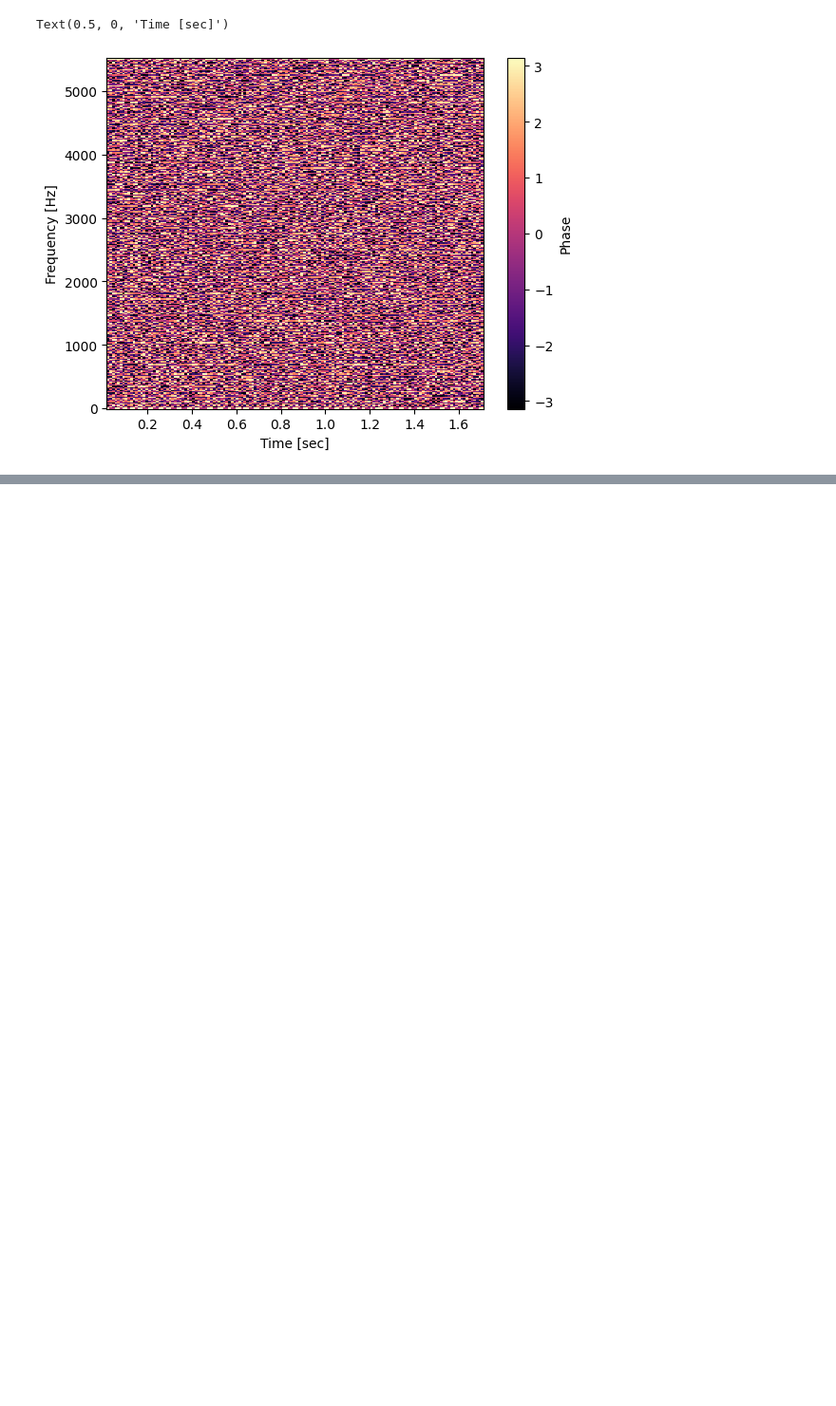
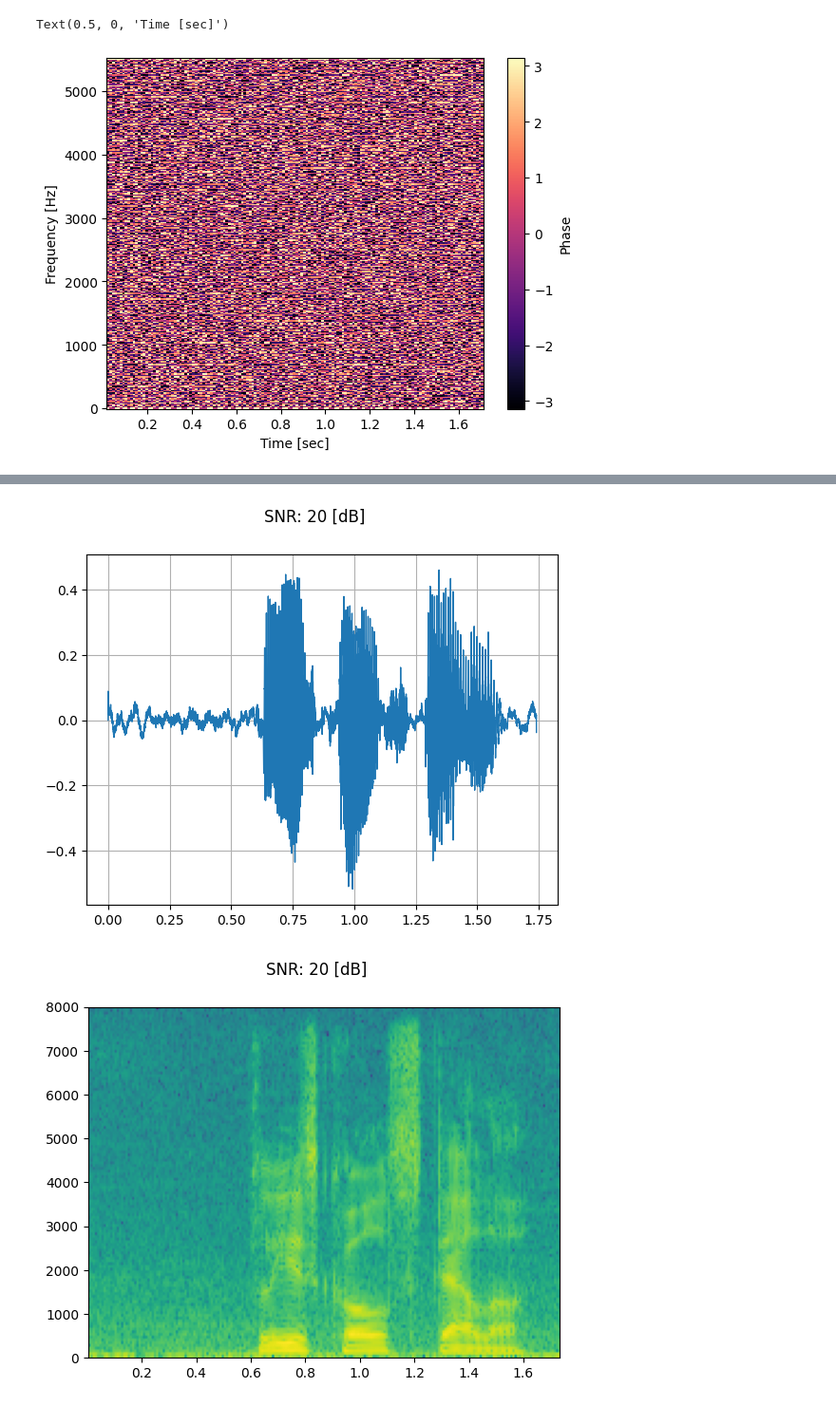
Before and after one commit to echa548/Speech-enhancement-through-a-CNN-driven-codebook-GAN, a Jupyter notebook: Model/Convert audio to spectrogram/convert.ipynb, the cells around one changed output, grey strips where cells are left out. Shown at 95% size. Drawn from its saved outputs; the diff is of its cells as text; code cells hidden in the pictures; blank space fills up the shorter version.

```diff
--- a/Model/Convert audio to spectrogram/convert.ipynb
+++ b/Model/Convert audio to spectrogram/convert.ipynb
@@ -98,0 +182,8 @@ ipd.Audio('audio/stereo_file1.wav') # load a local WAV file
+# %%
+snr_db, noisy_speech = snr_dbs[0], noisy_speeches[0:1]
+plot_waveform(noisy_speech, sample_rate1, title=f"SNR: {snr_db} [dB]")
+plot_specgram(noisy_speech, sample_rate1, title=f"SNR: {snr_db} [dB]")
+Audio(noisy_speech, rate=sample_rate1)
+# %% [output]
+[figure, added]
+[figure, added]
```
Also changed, not shown: parts of 11 cells of this notebook.
